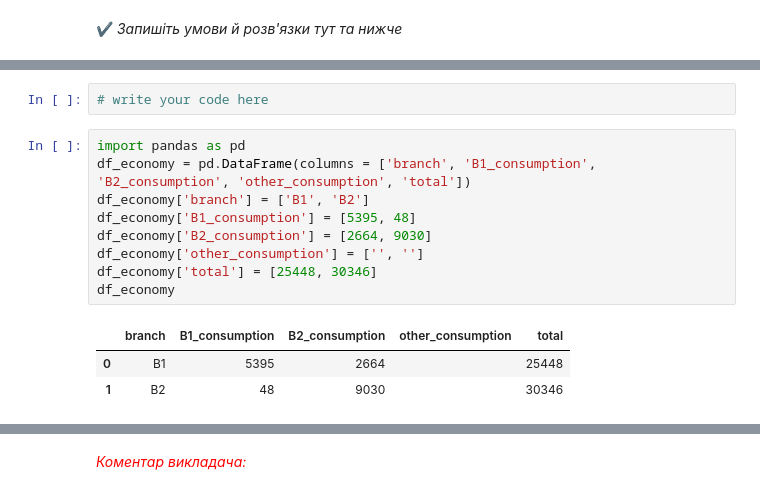
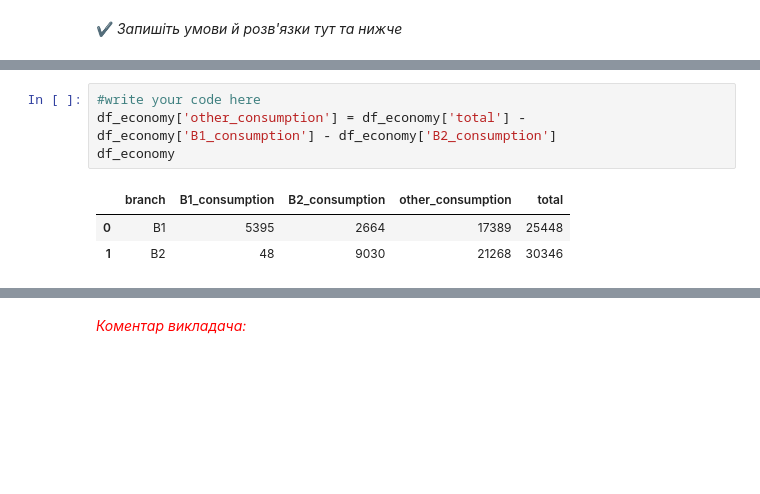
Before and after one commit to Rayzenbtw/linear_algebra, a Jupyter notebook: LA_COLAB_01_Shyhimahin_Volodymyr.ipynb, the cells around one changed output, grey strips where cells are left out. Cells and saved outputs as stored; diff of their text form; blank space fills up the shorter version.

```diff
--- a/LA_COLAB_01_Shyhimahin_Volodymyr.ipynb
+++ b/LA_COLAB_01_Shyhimahin_Volodymyr.ipynb
@@ -338,15 +358,8 @@ print(pd.DataFrame(np.array(result).astype(float)))
 # %%
-# write your code here
+#write your code here
+df_economy['other_consumption'] = df_economy['total'] - df_economy['B1_consumption'] - df_economy['B2_consumption']
+df_economy
+# %% [output]
+|  | branch | B1_consumption | B2_consumption | other_consumption | total |
+| 0 | B1 | 5395 | 2664 | 17389 | 25448 |
+| 1 | B2 | 48 | 9030 | 21268 | 30346 |
-# %%
-import pandas as pd
-df_economy = pd.DataFrame(columns = ['branch', 'B1_consumption', 'B2_consumption', 'other_consumption', 'total'])
-df_economy['branch'] = ['B1', 'B2']
-df_economy['B1_consumption'] = [5395, 48]
-df_economy['B2_consumption'] = [2664, 9030]
-df_economy['other_consumption'] = ['', '']
-df_economy['total'] = [25448, 30346]
-df_economy
-# %% [output]
-|  | branch | B1_consumption | B2_consumption | other_consumption | total |
-| 0 | B1 | 5395 | 2664 |  | 25448 |
-| 1 | B2 | 48 | 9030 |  | 30346 |
```
Also changed, not shown: parts of 13 cells of this notebook.
